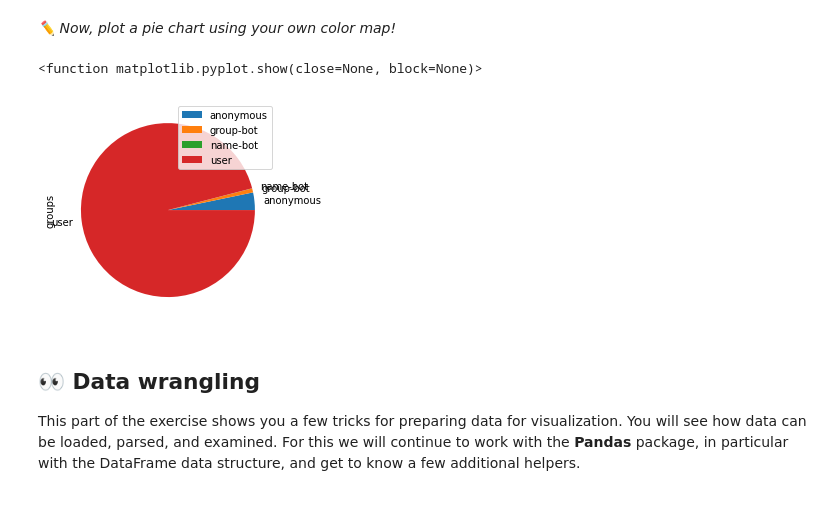
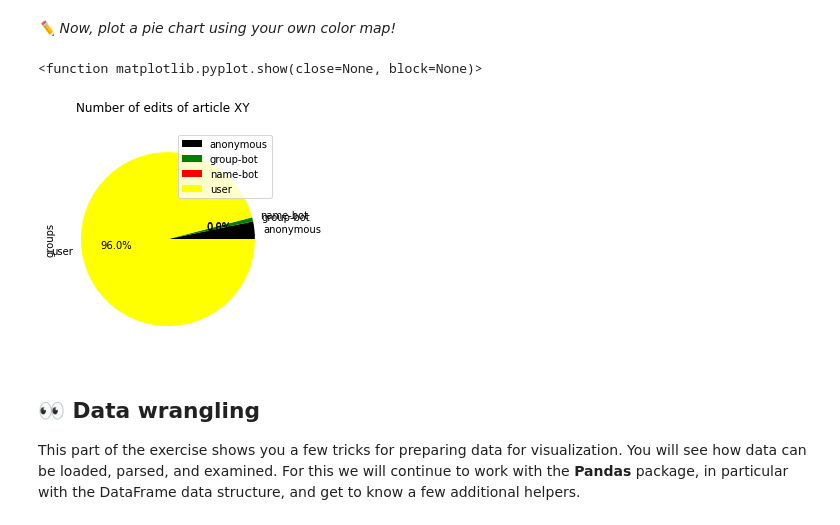
Before and after one commit to FUB-HCC/hcds-summer-2022, a Jupyter notebook: assignments/A1_R1_WarmUp/Group_02/anwi/A1_WarmUp.ipynb, the cells around one changed output. Drawn from its saved outputs; the diff is of its cells as text; code cells hidden in the pictures.

```diff
--- a/assignments/A1_R1_WarmUp/Group_02/anwi/A1_WarmUp.ipynb
+++ b/assignments/A1_R1_WarmUp/Group_02/anwi/A1_WarmUp.ipynb
@@ -195,12 +195,13 @@ plt.show()
 [figure]
 # %% [markdown]
 *✏️ Now, plot a pie chart using your own color map!*
-# %%
-piechart = plot_data.plot.pie(subplots=True)
-plt.show
-# %% [output]
-<function matplotlib.pyplot.show(close=None, block=None)>
-[figure, removed]
+# %%
+custom_colors = ["black", "green", "red", "yellow"]
+piechart = plot_data.plot.pie(subplots=True, title="Number of edits of article XY", autopct='%1.1f%%', colors=custom_colors)
+plt.show
+# %% [output]
+<function matplotlib.pyplot.show(close=None, block=None)>
+[figure, added]
 # %% [markdown]
 ## 👀 Data wrangling
 This part of the exercise shows you a few tricks for preparing data for visualization. You will see how data can be loaded, parsed, and examined. For this we will continue to work with the **Pandas** package, in particular with the DataFrame data structure, and get to know a few additional helpers.
```
Also changed, not shown: parts of 20 cells of this notebook, 2 other files.
